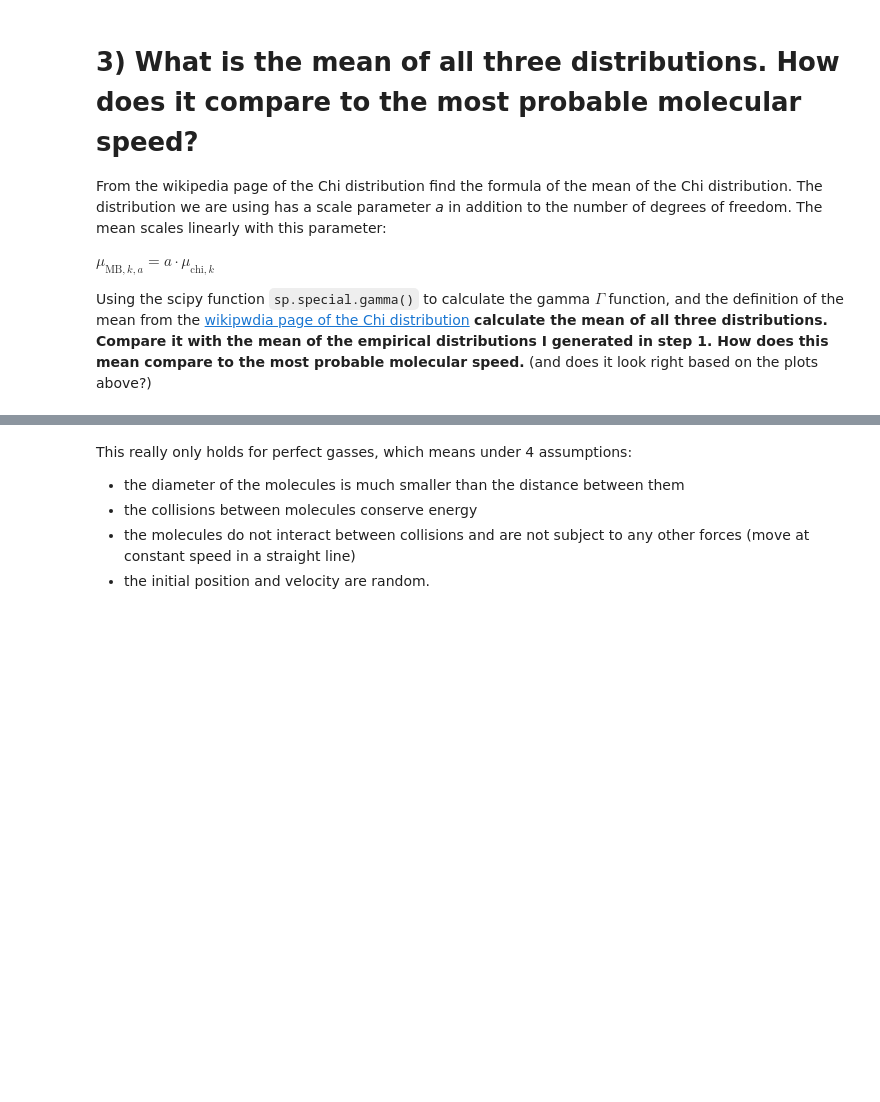
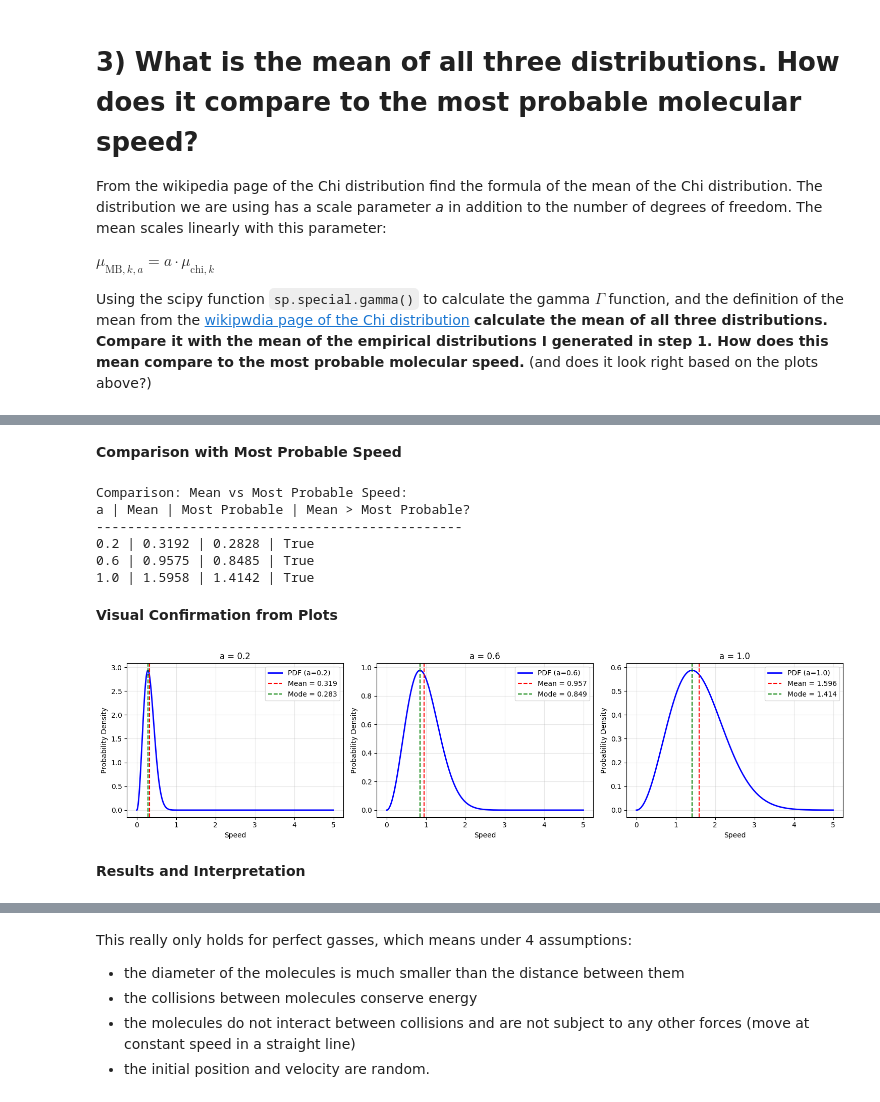
Before and after one commit to elhamkashi/DSPS_EKashi, a Jupyter notebook: HW3/MBoltzmannDistribution.ipynb, the cells around one changed output, grey strips where cells are left out. Drawn from its saved outputs; the diff is of its cells as text; code cells hidden in the pictures; blank space fills up the shorter version.

```diff
--- a/HW3/MBoltzmannDistribution.ipynb
+++ b/HW3/MBoltzmannDistribution.ipynb
@@ -63,0 +88,10 @@
+# %%
+#For Three Distributions (a = 0.2, 0.6, 1.0)
+# Scale parameters
+a_values = [0.2, 0.6, 1.0]
+
+# Theoretical means
+theoretical_means = [theoretical_constant * a for a in a_values]
+print("\nTheoretical means:")
+for i, a in enumerate(a_values):
+    print(f"a = {a}: μ = {theoretical_means[i]:.6f}")
@@ -63,0 +132,50 @@
+# %% [markdown]
+**Comparison with Most Probable Speed**
+# %%
+# Most probable speed (mode) for Chi distribution with k=3
+most_probable_speed = [a * np.sqrt(k-1) for a in a_values]  # mode = a√(k-1)
+
+print("\nComparison: Mean vs Most Probable Speed:")
+print("a | Mean | Most Probable | Mean > Most Probable?")
+print("-----------------------------------------------")
+for i, a in enumerate(a_values):
+    mean = theoretical_means[i]
+    mode = most_probable_speed[i]
+    print(f"{a} | {mean:.4f} | {mode:.4f} | {mean > mode}")
+# %% [output]
+Comparison: Mean vs Most Probable Speed:
+a | Mean | Most Probable | Mean > Most Probable?
+-----------------------------------------------
+0.2 | 0.3192 | 0.2828 | True
+0.6 | 0.9575 | 0.8485 | True
+1.0 | 1.5958 | 1.4142 | True
+# %% [markdown]
+**Visual Confirmation from Plots**
+# %%
+import matplotlib.pyplot as plt
+
+# Plot the distributions with mean and mode markers
+x = np.linspace(0, 5, 1000)
+fig, axes = plt.subplots(1, 3, figsize=(15, 4))
+
+for i, a in enumerate(a_values):
+    # Calculate PDF
+    pdf = sp.stats.chi.pdf(x, df=3, scale=a)
+
+    axes[i].plot(x, pdf, 'b-', lw=2, label=f'PDF (a={a})')
+    axes[i].axvline(theoretical_means[i], color='r', linestyle='--',
+                   label=f'Mean = {theoretical_means[i]:.3f}')
+    axes[i].axvline(most_probable_speed[i], color='g', linestyle='--',
+                   label=f'Mode = {most_probable_speed[i]:.3f}')
+    axes[i].set_title(f'a = {a}')
+    axes[i].set_xlabel('Speed')
+    axes[i].set_ylabel('Probability Density')
+    axes[i].legend()
+    axes[i].grid(True, alpha=0.3)
+
+plt.tight_layout()
+plt.show()
+# %% [output]
+[figure, added]
+# %% [markdown]
+**Results and Interpretation**
```
Also changed, not shown: parts of 22 cells of this notebook.
